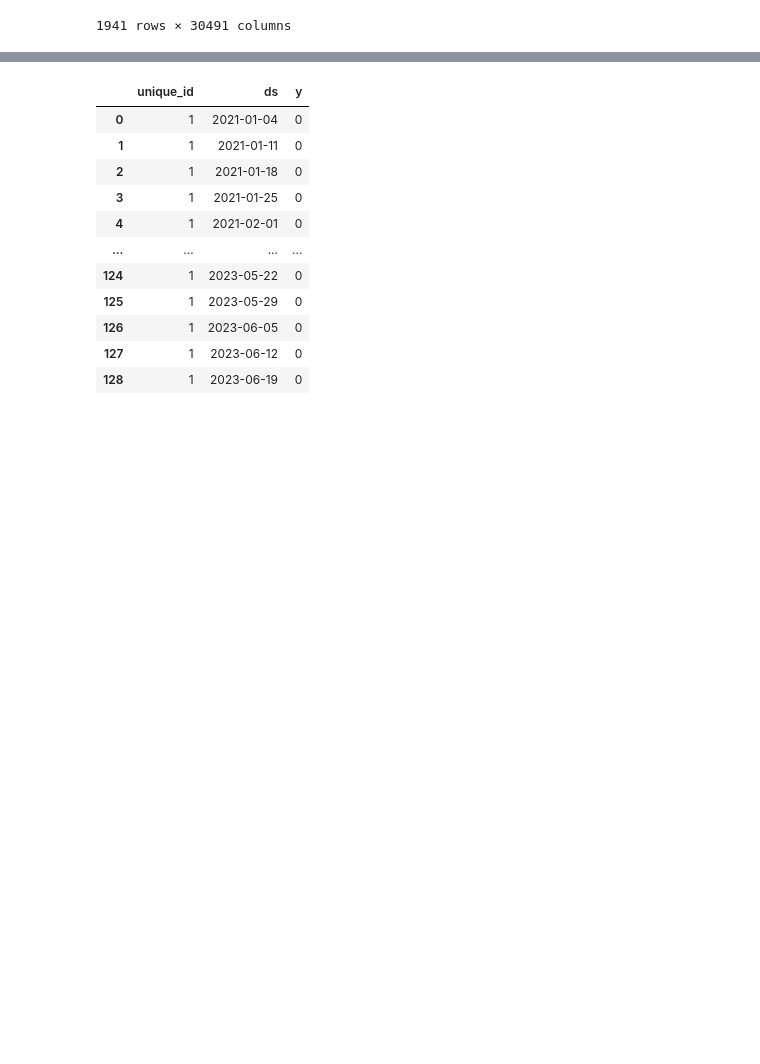
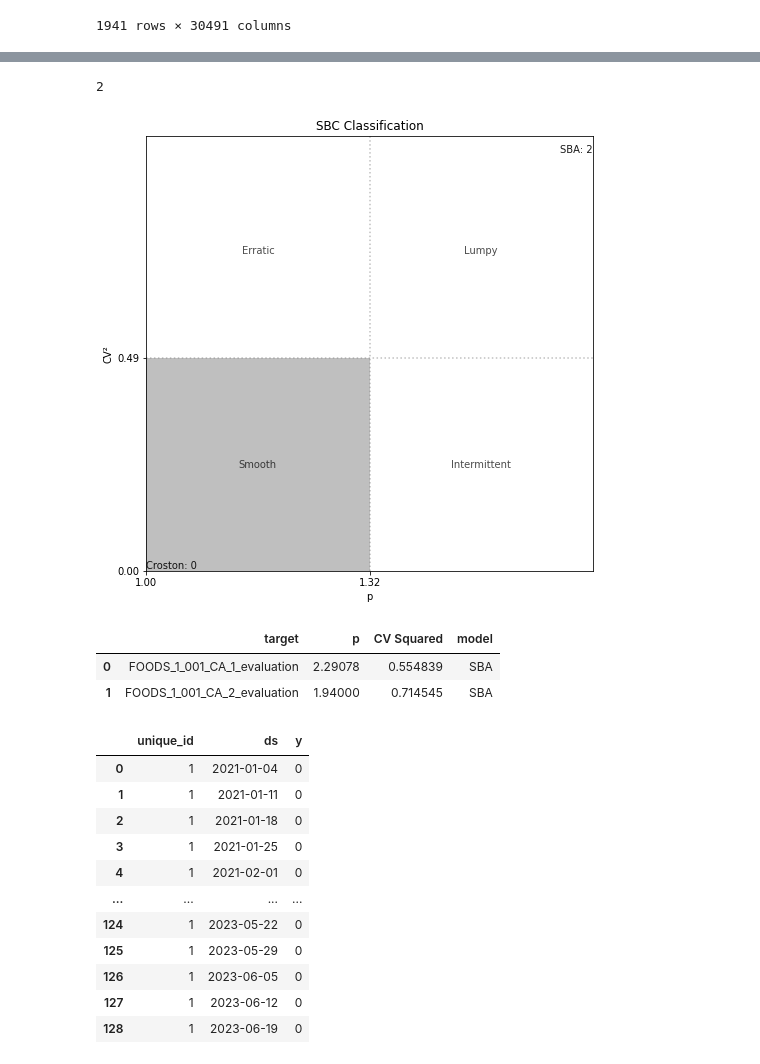
Before and after one commit to tqn14/SBC_classification_python, a Jupyter notebook: test_intermittent_demand.ipynb, the cells around one changed output, grey strips where cells are left out. Saved outputs shown, nothing was run; the diff lists cells and outputs as text; code cells hidden in the pictures; blank space fills up the shorter version.

Commit message:
added test case, test data

```diff
--- a/test_intermittent_demand.ipynb
+++ b/test_intermittent_demand.ipynb
@@ -9,5 +10,5 @@ from python_sbc_classification import sbc_class
 # %%
-data = pd.read_csv("test_data/sales_train_clean.csv")
+data = pd.read_csv("tests/data/sales_train_clean.csv")
 # data['Date'] = pd.to_datetime(data['Date'])
 # %%
 data
@@ -51,0 +45,3 @@ for i in range(a2.shape[0]):
+# %%
+test_data = data.iloc[:,1:3]
+test_data
@@ -52,3 +62,15 @@ for i in range(a2.shape[0]):
+# %%
+np.ndim(test_data)
+# %% [output]
+2
+# %%
+out = sbc_class.sbc_class(test_data, plot_type = 'summary')
+out
+# %% [output]
+[figure, added]
+|  | target | p | CV Squared | model |
+| 0 | FOODS_1_001_CA_1_evaluation | 2.29078 | 0.554839 | SBA |
+| 1 | FOODS_1_001_CA_2_evaluation | 1.94000 | 0.714545 | SBA |
 # %%
 data_reformat = data.copy(deep=True)
 data_reformat['unique_id'] = '1'
```
Also changed, not shown: parts of 23 cells of this notebook, 7 other files.
